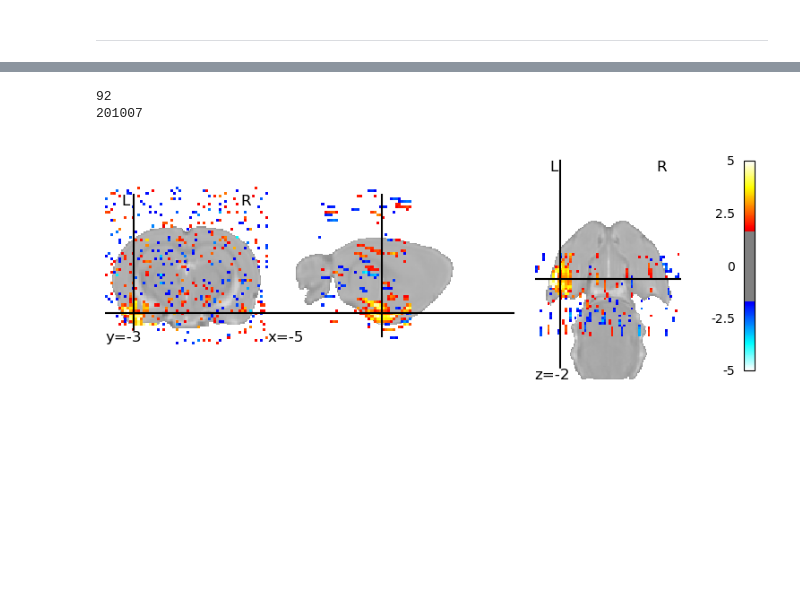
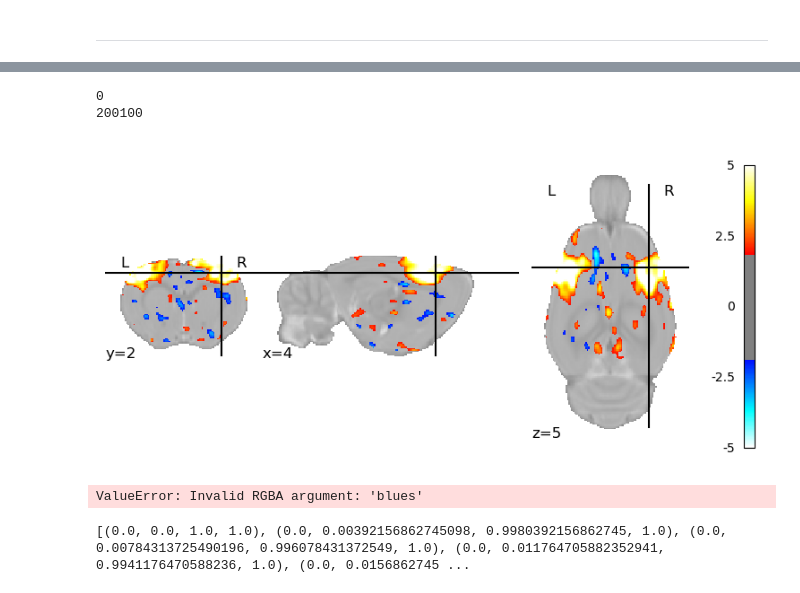
Before and after one commit to grandjeanlab/multirat_se, a Jupyter notebook: asset/figures/fig3_first_level.ipynb, the cells around one changed output, grey strips where cells are left out. Drawn from its saved outputs; the diff is of its cells as text; code cells hidden in the pictures; blank space fills up the shorter version.

```diff
--- a/asset/figures/fig3_first_level.ipynb
+++ b/asset/figures/fig3_first_level.ipynb
@@ -26,21 +27,23 @@ import matplotlib.gridspec as gridspec
 # %%
 # Init var
 
-hrf_path = 'glover'
+hrf_path = 'Two_gammas'
     # glover
     # spm
-    # rat_hrf_gamma_diff
-    # rat_hrf_delay_disp
+    # Two_gammas
+    # Peak_span
 
 analysis_folder = '/project/4180000.19/multirat_stim/scratch/rabies_test/'
-z_scores_path = analysis_folder+'first_level/{}/z_score/'.format(hrf_path)
+z_scores_path = analysis_folder+f'first_level/{hrf_path}/z_score/'
 
 metadata_path ='/home/traaffneu/margal/code/multirat_se/script/table/metadata_stand.tsv'
 df = pd.read_csv(metadata_path, sep='\t')
 df = df.loc[(df['exclude'] != 'yes')]
 
-template_path = '/groupshare/traaffneu/preclinimg/templates/SIGMA_Wistar_Rat_Brain_TemplatesAndAtlases_Version1.1/SIGMA_Rat_Anatomical_Imaging/SIGMA_Rat_Anatomical_InVivo_Template/SIGMA_InVivo_Brain_Template_Masked.nii'
-template =nib.load(template_path)
+template_folder = '/groupshare/traaffneu/preclinimg/templates/'
+template = nib.load('/groupshare/traaffneu/preclinimg/templates/SIGMA_Wistar_Rat_Brain_TemplatesAndAtlases_Version1.1/SIGMA_Rat_Anatomical_Imaging/SIGMA_Rat_Anatomical_InVivo_Template/SIGMA_InVivo_Brain_Template_Masked.nii')
+atlas_mask = nib.load(template_folder+'SIGMA_Wistar_Rat_Brain_TemplatesAndAtlases_Version1.1/SIGMA_Rat_Anatomical_Imaging/SIGMA_Rat_Anatomical_InVivo_Template/SIGMA_InVivo_Brain_Mask.nii')
+masker = NiftiMasker(mask_img=atlas_mask, standardize=True)
 
 #anat_template_path = '/project/4180000.19/multirat_stim/rabies/preprocess/sub-0201002_ses-1/anat_datasink/anat_preproc/_scan_info_subject_id0201000.session1_split_name_sub-0201002_ses-1_crop_T2w/sub-0201002_ses-1_crop-orient_T2w_RAS_inho_cor.nii.gz'
 #anat_template =nib.load(anat_template_path)
@@ -47,26 +76,64 @@ template =nib.load(template_path)
 # %%
-for ID in range(92, 93):
+for ID in range(0, 1):
 
-    subj_num=str(df.iloc[ID]['rat.sub'])[:-2]
+    subj_num=str(df.iloc[ID]['rat.sub']) #[:-2]
     print(ID)
     print(subj_num)
 
-    z_scores = nib.load(z_scores_path+'z_score_sub-0{}_ses-1.nii.gz'.format(subj_num))
+    z_scores = nib.load(z_scores_path+f'z_score_sub-0{subj_num}_ses-1.nii.gz')
+    z_scores = masker.fit_transform(z_scores)
 
-    plot_stat = plotting.plot_stat_map(z_scores,
-                                       bg_img=template_path,
-                                       #cut_coords=(3, 0, 5),  #forepaw=(4, 2, 5), hind = (3, 0, 5),
-                                       threshold=1.7,
+    plot_stat = plotting.plot_stat_map(masker.inverse_transform(z_scores),
+                                       bg_img=template,
+                                       cut_coords=(4, 2, 5),  #forepaw=(4, 2, 5), hind = (3, 0, 5), visual(0, -7, 4)
+                                       threshold=1.9,
                                        display_mode='ortho',
                                        cbar_tick_format='%.2g',
                                        symmetric_cbar=True,
                                        draw_cross=True,
                                        vmax=5,
                                        black_bg=False)
+                                       #cmap=my_colors)     # For customed color scale
 
     #plt.savefig('/project/4180000.19/multirat_stim/scratch/plots/fig2_hetero/sub-0{}_z_scores_first-level.svg'.format(subj_num), format='svg', dpi=1200)
+    #plt.savefig(f'/project/4180000.19/multirat_stim/scratch/plots/fig2_hetero/sub-0{subj_num}_z_scores_first-level.svg', format='svg', dpi=1200)
     plt.show()
 # %% [output]
-92
-201007
+0
+200100
-[figure, old version]
+[figure, new version]
+# %%
+import matplotlib.pyplot as plt
+import numpy as np
+import matplotlib.colors as mcolors
+
+# Step 1: Define color sequence from blue to white
+blue_color = 'blues'
+white_color = 'white'
+
+# Step 2: Create color sequence
+colors = [blue_color, white_color]
+
+# Step 3: Create LinearSegmentedColormap
+custom_cmap = mcolors.LinearSegmentedColormap.from_list('custom_hot_blue', colors)
+
+# Plot the colormap
+plt.imshow(np.linspace(0, 1, 100).reshape(1, -1), cmap=custom_cmap, aspect='auto')
+plt.xticks([])  # Hide x ticks
+plt.yticks([])  # Hide y ticks
+plt.title('Custom Hot Blue Colormap')
+plt.show()
+# %% [output]
+ValueError: Invalid RGBA argument: 'blues'
+# %%
+import matplotlib.pyplot as plt
+
+# Get the winter colormap
+winter_cmap = plt.cm.get_cmap('winter')
+
+# Get the list of colors in the winter colormap
+winter_colors = [winter_cmap(i) for i in range(winter_cmap.N)]
+
+print(winter_colors)
+# %% [output]
+[(0.0, 0.0, 1.0, 1.0), (0.0, 0.00392156862745098, 0.9980392156862745, 1.0), (0.0, 0.00784313725490196, 0.996078431372549, 1.0), (0.0, 0.011764705882352941, 0.9941176470588236, 1.0), (0.0, 0.0156862745 ...
```
Also changed, not shown: parts of 3 cells of this notebook, 3 other files.
